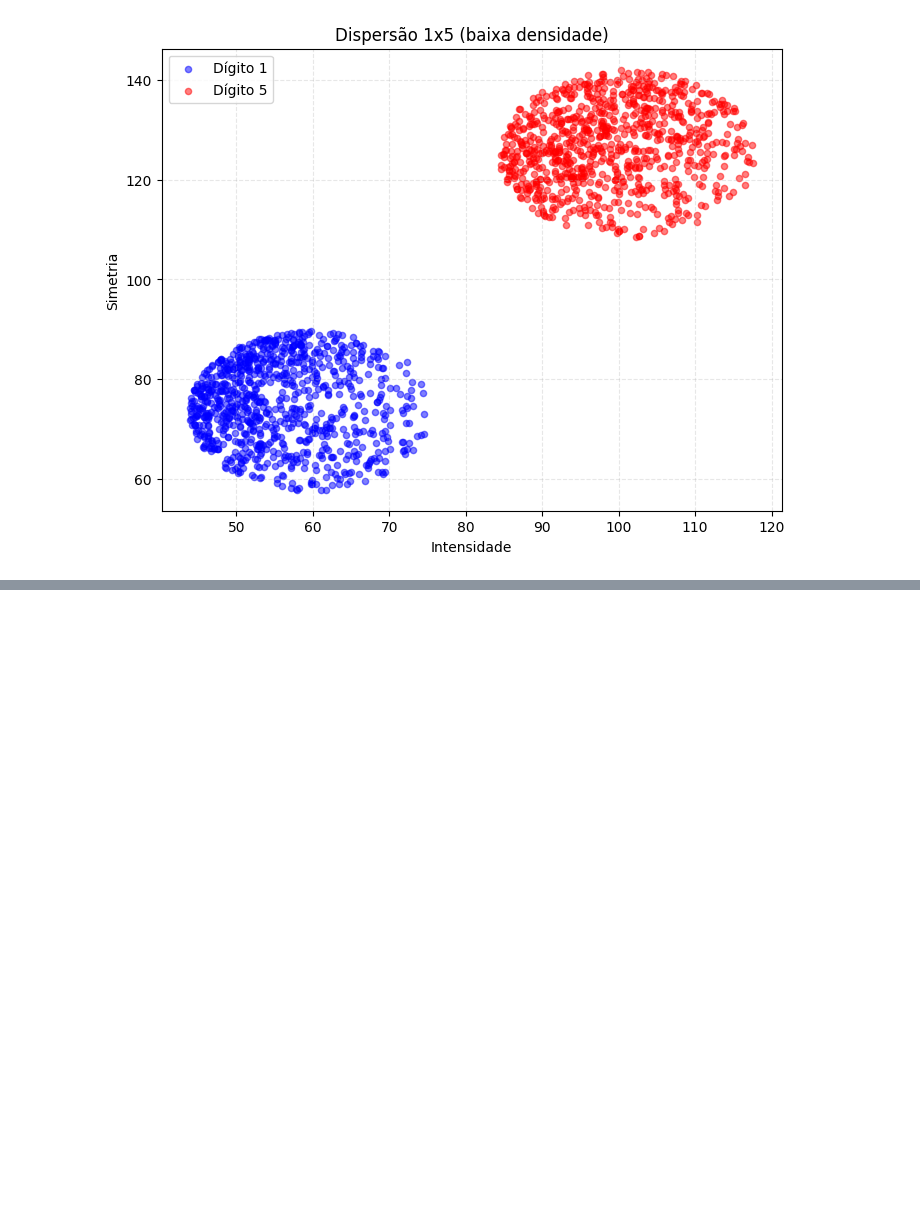
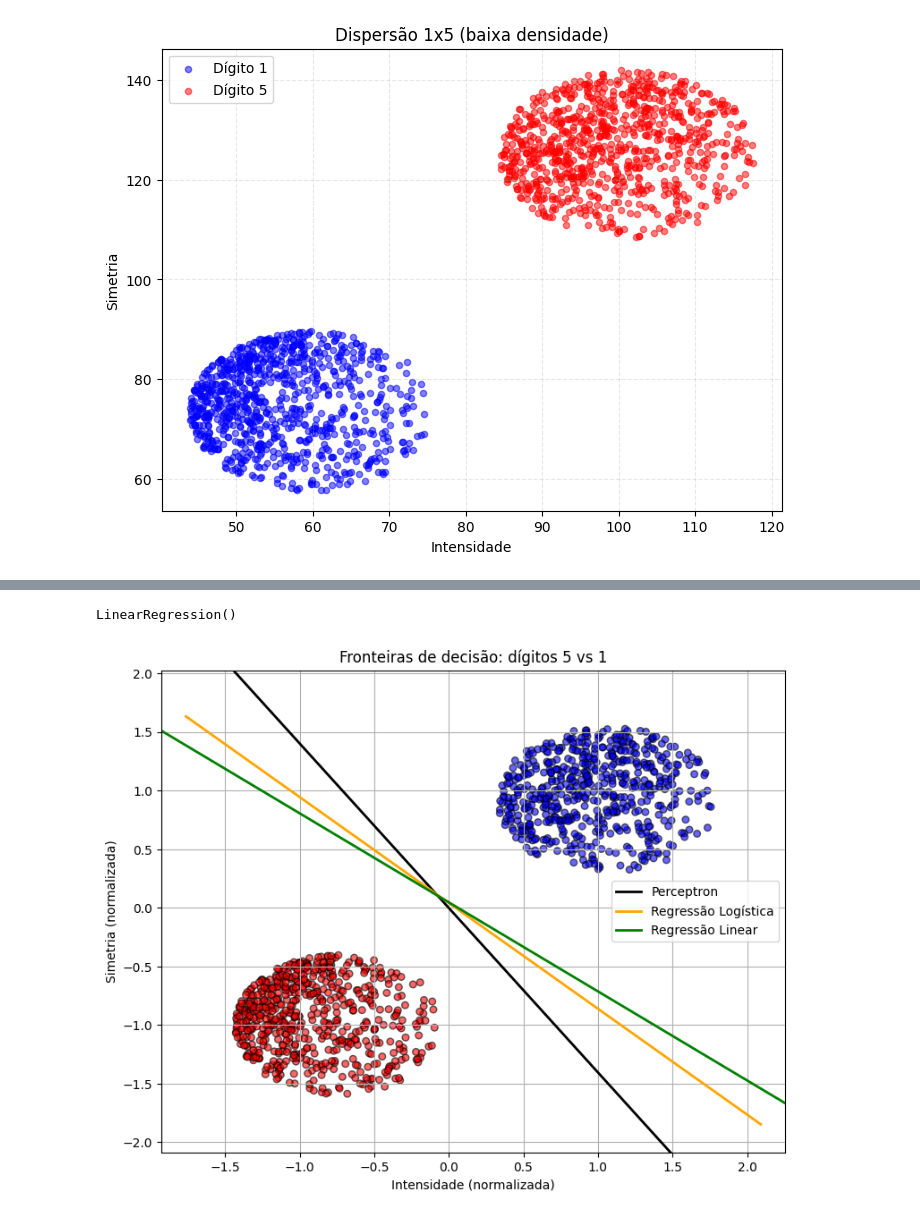
Before and after one commit to Gusttavoafonso/Projeto_1_ML, a Jupyter notebook: classificacao_1X5.ipynb, the cells around one changed output, grey strips where cells are left out. Drawn from its saved outputs; the diff is of its cells as text; code cells hidden in the pictures; blank space fills up the shorter version.

```diff
--- a/classificacao_1X5.ipynb
+++ b/classificacao_1X5.ipynb
@@ -206,0 +111,69 @@ plt.show()
+# %%
+# normalizar (fit apenas no treino)
+scaler = StandardScaler()
+X_train_s = scaler.fit_transform(X_train)
+X_test_s = scaler.transform(X_test)
+# %%
+#  treinar modelos (com X normalizado)
+modelo_perc = Perceptron(max_iter=1000, tol=1e-3, random_state=0)
+modelo_log = LogisticRegression(max_iter=2000, random_state=0)
+modelo_lr = LinearRegression()
+
+modelo_perc.fit(X_train_s, y_train_bin)
+modelo_log.fit(X_train_s, y_train_bin)
+modelo_lr.fit(X_train_s, y_train_bin)  # LinearRegression aprende valores contínuos
+# %% [output]
+LinearRegression()
+# %%
+# plot dos dados e das fronteiras
+plt.figure(figsize=(9, 7))
+
+# pontos de treino (normalizados)
+plt.scatter(X_train_s[:, 0], X_train_s[:, 1],
+            c=['red' if v == 1 else 'blue' for v in y_train_bin],
+            edgecolors='k', alpha=0.6, s=30)
+
+# criar mesh no espaço normalizado
+pad = 0.5
+x_min, x_max = X_train_s[:, 0].min() - pad, X_train_s[:, 0].max() + pad
+y_min, y_max = X_train_s[:, 1].min() - pad, X_train_s[:, 1].max() + pad
+xx, yy = np.meshgrid(np.linspace(x_min, x_max, 400),
+                     np.linspace(y_min, y_max, 400))
+grid = np.c_[xx.ravel(), yy.ravel()]
+
+# cores fixas para cada modelo
+cores = {
+    "Perceptron": "black",
+    "Regressão Linear": "green",
+    "Regressão Logística": "orange"
+}
+
+# Perceptron
+coef_perc = modelo_perc.coef_.ravel()
+inter_perc = modelo_perc.intercept_[0]
+plot_reta_decisao_from_coef(coef_perc, inter_perc, cores["Perceptron"], "Perceptron")
+
+# Regressão Logística
+coef_log = modelo_log.coef_.ravel()
+inter_log = modelo_log.intercept_[0]
+plot_reta_decisao_from_coef(coef_log, inter_log, cores["Regressão Logística"], "Regressão Logística")
+
+# Regressão Linear: transforma predição contínua em fronteira (nível 0)
+# A reta do LinearRegression também pode ser obtida via coef_ e intercept_ (mesmo formato)
+coef_lr = modelo_lr.coef_.ravel()
+inter_lr = modelo_lr.intercept_
+# sklearn LinearRegression pode retornar intercepto como array ou float
+if isinstance(inter_lr, np.ndarray):
+    inter_lr = float(inter_lr)
+plot_reta_decisao_from_coef(coef_lr, inter_lr, cores["Regressão Linear"], "Regressão Linear")
+
+plt.xlabel("Intensidade (normalizada)")
+plt.ylabel("Simetria (normalizada)")
+plt.title(f"Fronteiras de decisão: dígitos {digito_negativo} vs {digito_positivo}")
+plt.xlim(x_min, x_max)
+plt.ylim(y_min, y_max)
+plt.legend()
+plt.grid(True)
+plt.show()
+# %% [output]
+[figure, added]
```
Also changed, not shown: parts of 16 cells of this notebook.
